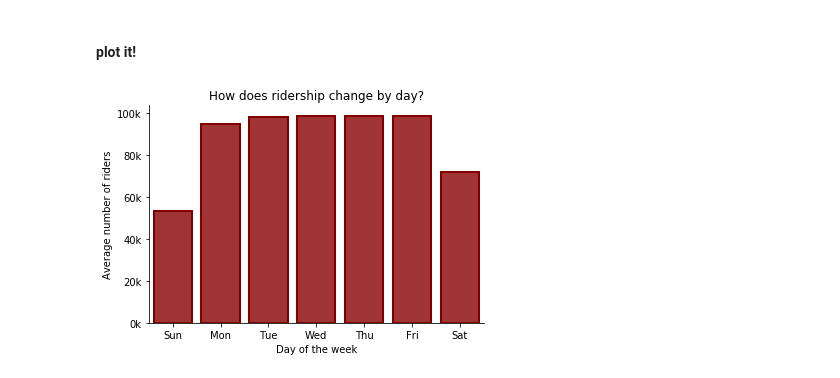
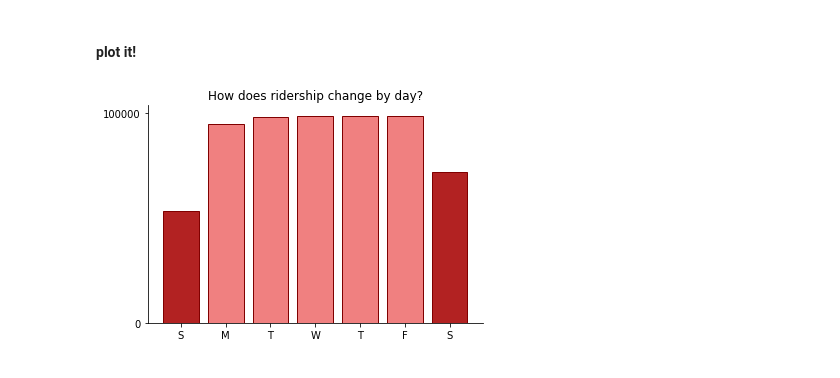
Before and after one commit to get-on-the-bus/via-project, a Jupyter notebook: misty/ridership stuff.ipynb, the cells around one changed output. Saved outputs shown, nothing was run; the diff lists cells and outputs as text; code cells hidden in the pictures.

```diff
--- a/misty/ridership stuff.ipynb
+++ b/misty/ridership stuff.ipynb
@@ -142,20 +188,24 @@ avg_rider
 | Sat | 71819.036496 |
 # %% [markdown]
 #### plot it!
-# %%
-fig = plt.figure()
-
-ax = sns.barplot(avg_rider.index, avg_rider.Ridership, color='firebrick', edgecolor='maroon', linewidth=2)
-
-ax.set(xlabel='Day of the week', ylabel='Average number of riders', title='How does ridership change by day?')
-
-y_value=['{:.0f}'.format(x/1000) + 'k' for x in ax.get_yticks()]
-ax.set_yticklabels(y_value)
-
-ax.spines['right'].set_visible(False)
-ax.spines['top'].set_visible(False)
-
-plt.show()
-fig.savefig('riderbyday.png', transparent=True)
-# %% [output]
-[figure, removed]
+# %%
+import matplotlib as mpl
+
+fig = plt.figure()
+
+color = ['firebrick','lightcoral','lightcoral','lightcoral','lightcoral','lightcoral']
+
+plt.bar(avg_rider.index, avg_rider.Ridership, color=color, edgecolor='maroon', tick_label=labels)
+
+plt.title('How does ridership change by day?')
+
+mpl.rcParams['axes.spines.right'] = False
+mpl.rcParams['axes.spines.top'] = False
+
+plt.yticks([0,100_000])
+
+plt.savefig('ridebyday.png', transparent=True)
+
+plt.show()
+# %% [output]
+[figure, added]
```
Also changed, not shown: parts of 13 cells of this notebook, 4 other files.
